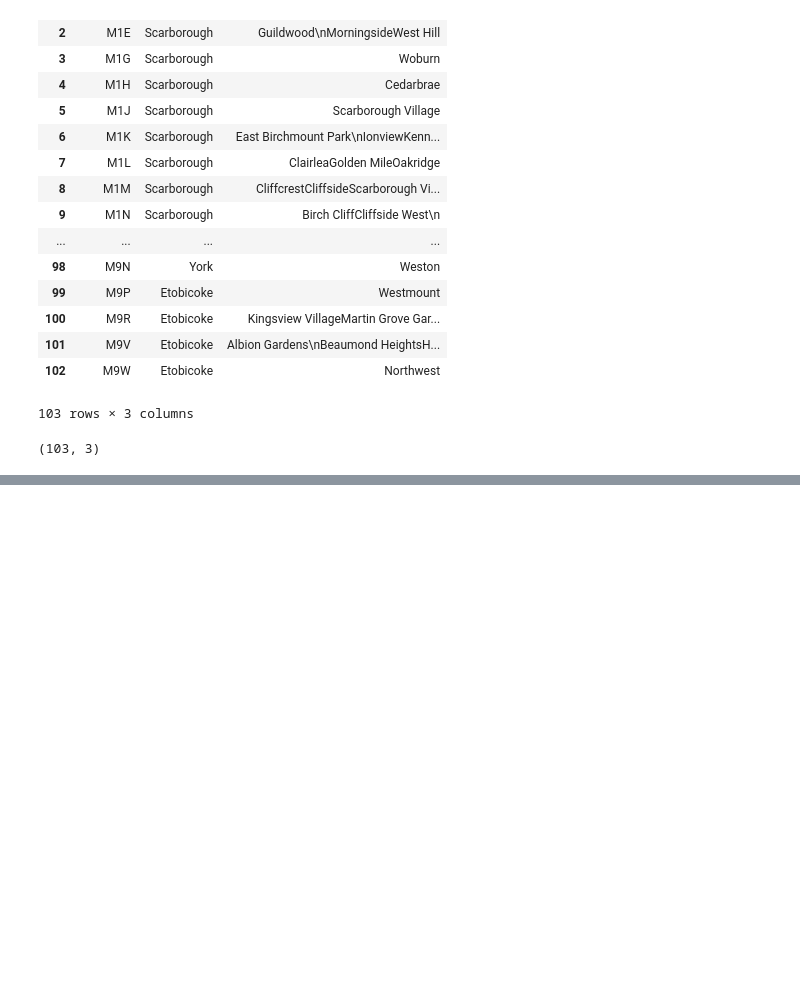
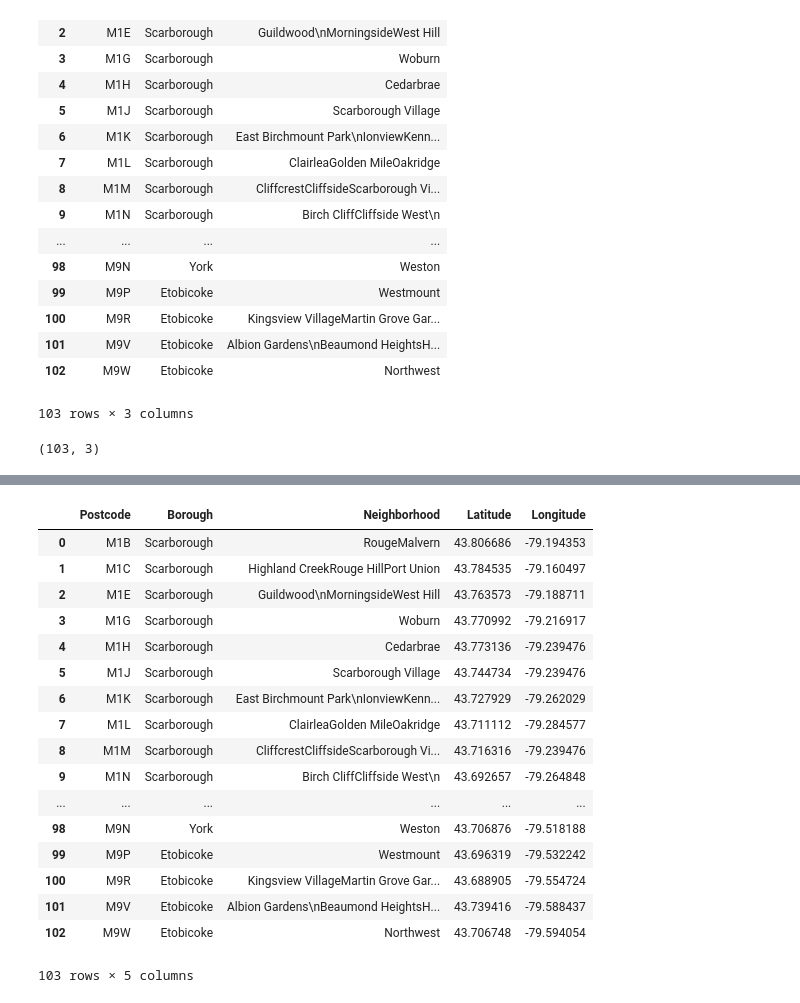
Before and after one commit to abiakshar/turbo-succotash, a Jupyter notebook: Neighborhood.ipynb, the cells around one changed output, grey strips where cells are left out. Drawn from its saved outputs; the diff is of its cells as text; code cells hidden in the pictures; blank space fills up the shorter version.

```diff
--- a/Neighborhood.ipynb
+++ b/Neighborhood.ipynb
@@ -269,0 +272,4 @@ df_new.shape
+# %%
+path="http://cocl.us/Geospatial_data"
+df_lat_lng=pd.read_csv(path)
+df_lat_lng.head()
@@ -269,0 +283,3 @@ df_new.shape
+# %%
+df_lat_lng.rename({'Postal Code':'Postcode'},axis=1,inplace=True)
+df_lat_lng.head()
@@ -269,0 +293,22 @@ df_new.shape
+# %%
+df_can_lat_lng=pd.merge(df_new,df_lat_lng,how='left',on='Postcode')
+df_can_lat_lng
+# %% [output]
+|  | Postcode | Borough | Neighborhood | Latitude | Longitude |
+| 0 | M1B | Scarborough | RougeMalvern | 43.806686 | -79.194353 |
+| 1 | M1C | Scarborough | Highland CreekRouge HillPort Union | 43.784535 | -79.160497 |
+| 2 | M1E | Scarborough | Guildwood\nMorningsideWest Hill | 43.763573 | -79.188711 |
+| 3 | M1G | Scarborough | Woburn | 43.770992 | -79.216917 |
+| 4 | M1H | Scarborough | Cedarbrae | 43.773136 | -79.239476 |
+| 5 | M1J | Scarborough | Scarborough Village | 43.744734 | -79.239476 |
+| 6 | M1K | Scarborough | East Birchmount Park\nIonviewKenn... | 43.727929 | -79.262029 |
+| 7 | M1L | Scarborough | ClairleaGolden MileOakridge | 43.711112 | -79.284577 |
+| 8 | M1M | Scarborough | CliffcrestCliffsideScarborough Vi... | 43.716316 | -79.239476 |
+| 9 | M1N | Scarborough | Birch CliffCliffside West\n | 43.692657 | -79.264848 |
+| ... | ... | ... | ... | ... | ... |
+| 98 | M9N | York | Weston | 43.706876 | -79.518188 |
+| 99 | M9P | Etobicoke | Westmount | 43.696319 | -79.532242 |
+| 100 | M9R | Etobicoke | Kingsview VillageMartin Grove Gar... | 43.688905 | -79.554724 |
+| 101 | M9V | Etobicoke | Albion Gardens\nBeaumond HeightsH... | 43.739416 | -79.588437 |
+| 102 | M9W | Etobicoke | Northwest | 43.706748 | -79.594054 |
+103 rows × 5 columns
```
Also changed, not shown: parts of 7 cells of this notebook.
